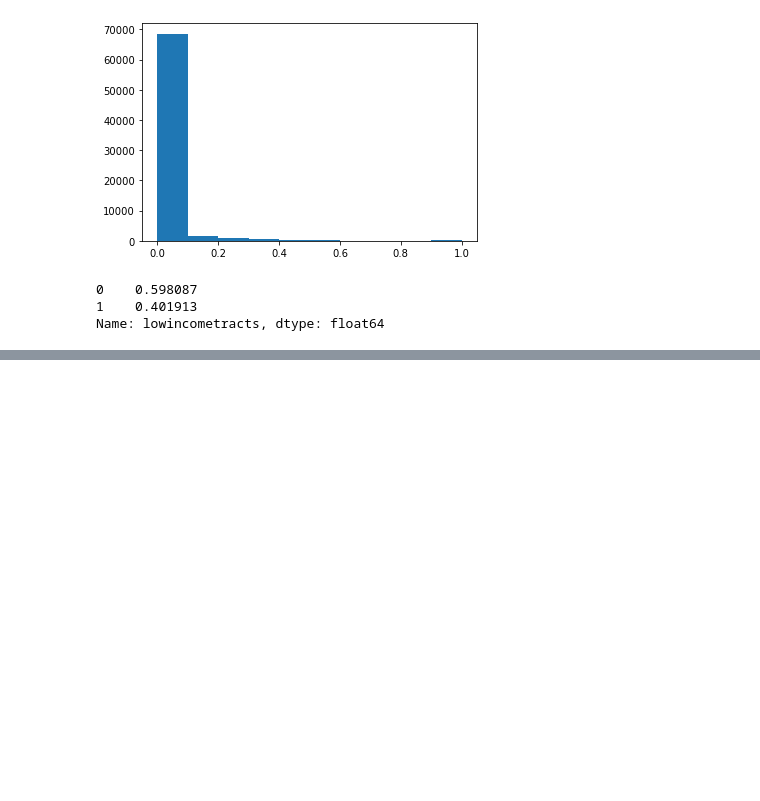
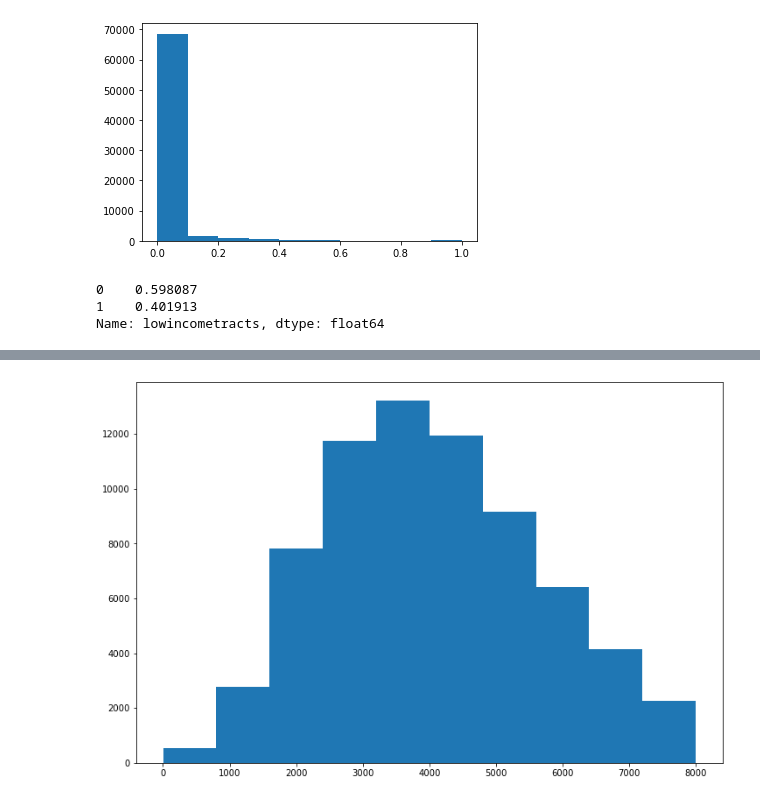
Before and after one commit to derryzrli/food-insecurity-analysis, a Jupyter notebook: starter-code_k.ipynb, the cells around one changed output, grey strips where cells are left out. Saved outputs shown, nothing was run; the diff lists cells and outputs as text; code cells hidden in the pictures; blank space fills up the shorter version.

```diff
--- a/starter-code_k.ipynb
+++ b/starter-code_k.ipynb
@@ -160,0 +183,5 @@ Name: lowincometracts, dtype: float64
+# %%
+plt.figure(figsize=(12,8))
+plt.hist(data_2019[data_2019['pop2010'] <= 8000]['pop2010']);
+# %% [output]
+[figure, added]
```
Also changed, not shown: parts of 2 cells of this notebook, 1 other file.
